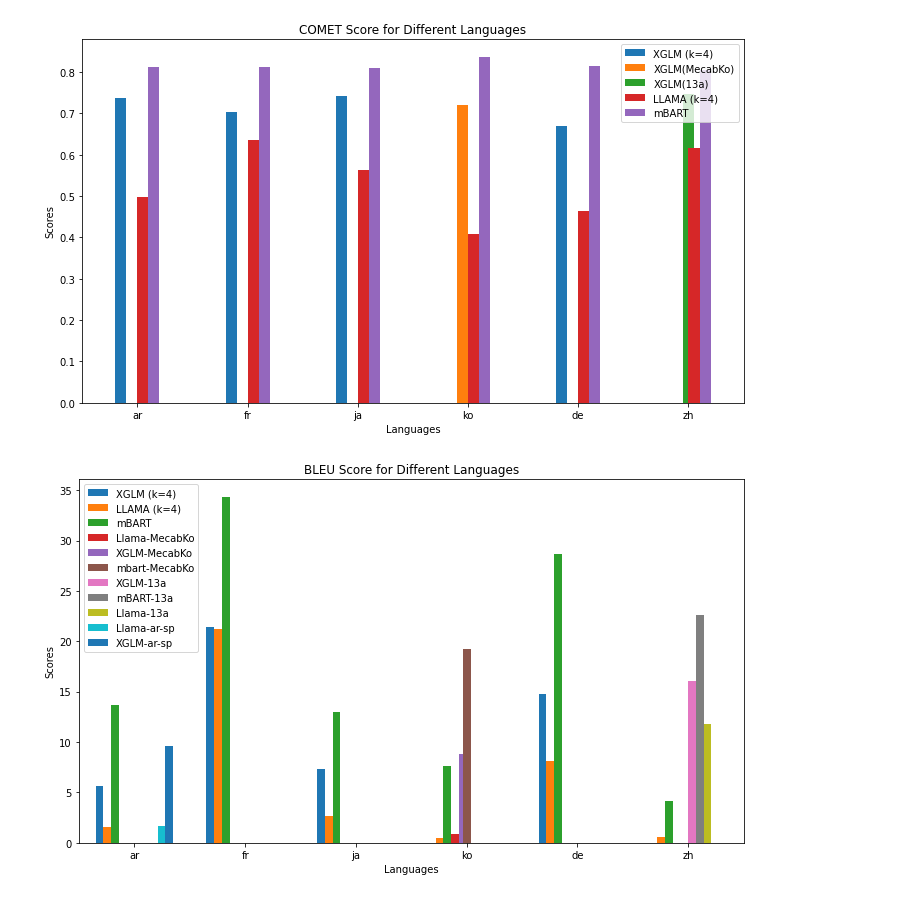
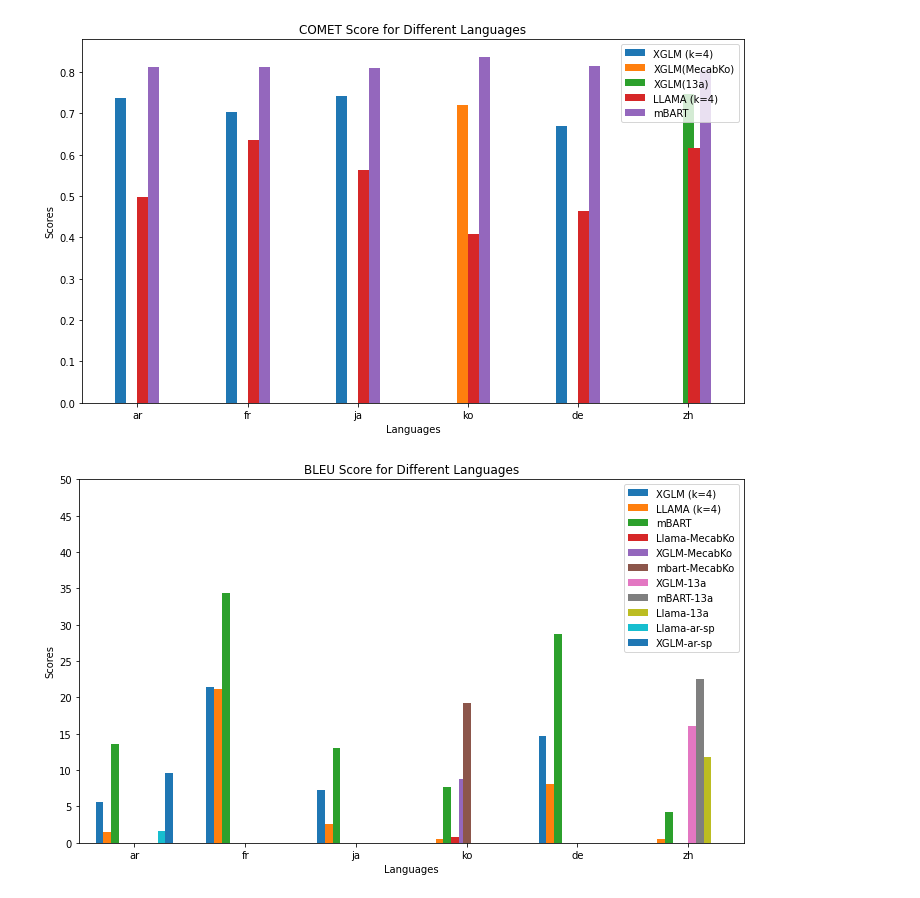
Before and after one commit to su0315/LLM_Contextual_Prompt_MT, a Jupyter notebook: notebook/result_visualization/1-1_model_comparison.ipynb, the cells around one changed output. Drawn from its saved outputs; the diff is of its cells as text; code cells hidden in the pictures.

```diff
--- a/notebook/result_visualization/1-1_model_comparison.ipynb
+++ b/notebook/result_visualization/1-1_model_comparison.ipynb
@@ -163,34 +163,36 @@ rects1 = ax.bar(x - width*4.5, xglm_bleu_list, width, label='XGLM (k=4)')
 rects2 = ax.bar(x-width*3.5, llama_bleu_list, width, label='LLAMA (k=4)')
 rects3 = ax.bar(x-width*2.5 , mbart_bleu_list, width, label='mBART')
 
 rects4 = ax.bar(x -width*1.5, llama_mecabko_bleu_list, width, label='Llama-MecabKo')
 rects5 = ax.bar(x -width*0.5, xglm_mecabko_bleu_list, width, label='XGLM-MecabKo')
 rects6 = ax.bar(x , mbart_mecabko_bleu_list, width, label='mbart-MecabKo')
 
 rects7 = ax.bar(x +width*0.5, xglm_13a_bleu_list, width, label='XGLM-13a')
 rects8 = ax.bar(x +width*1.5, mbart_13a_bleu_list, width, label='mBART-13a')
 rects9 = ax.bar(x +width*2.5, llama_13a_bleu_list, width, label='Llama-13a')
 
 rects10 = ax.bar(x +width*3.5, llama_sp_bleu_list, width, label='Llama-ar-sp')
 rects11 = ax.bar(x +width*4.5, xglm_sp_bleu_list, width, label='XGLM-ar-sp')
 
 
 # Adding labels and title
 ax.set_xlabel('Languages')
 ax.set_ylabel('Scores')
 ax.set_title('BLEU Score for Different Languages')
 ax.set_xticks(x)
 ax.set_xticklabels(lang_list)
 ax.legend()
 
 # Adjust the x-axis limits for better visualization
 ax.set_xlim(-0.5, len(lang_list) - 0.5)
 
+plt.yticks(range(0, 55,5))
+
 # Displaying the plot
 plt.tight_layout()
 plt.show()
 # %% [output]
-[figure, old version]
+[figure, new version]
 # %%
 # XGLM-ar: sp is better
 # XGLM-ko:
```
Also changed, not shown: 2 other files.
